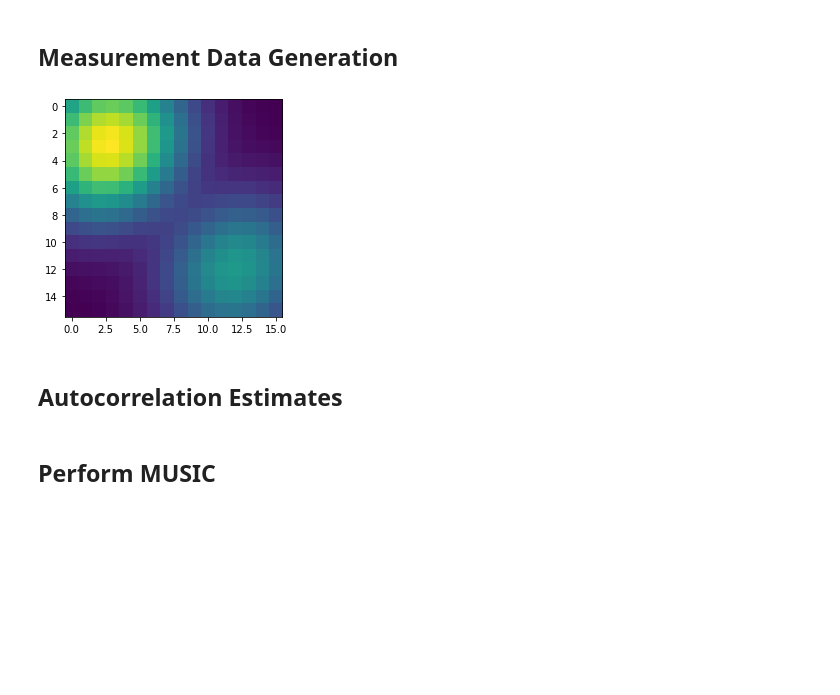
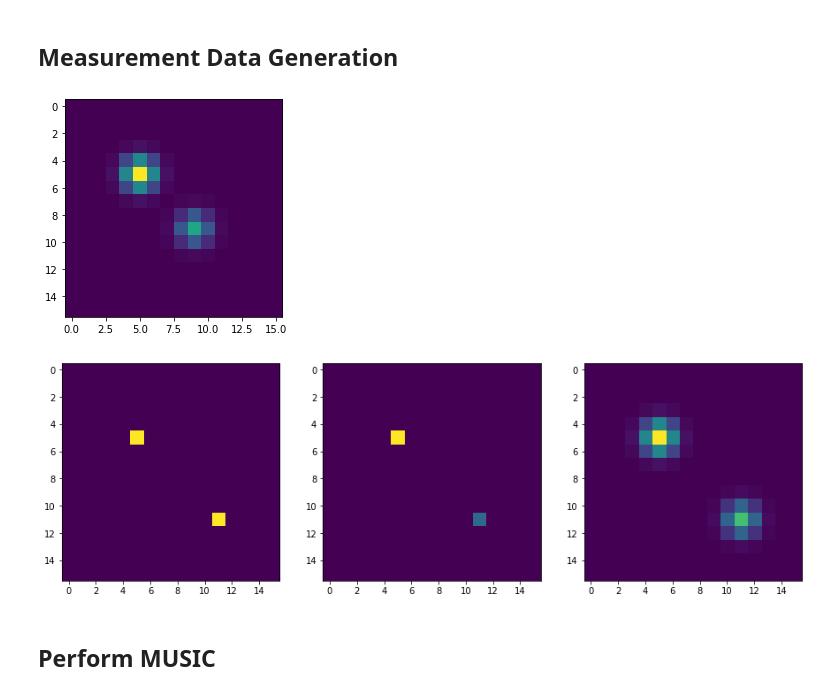
Before and after one commit to ElasticDuckCode/MUSIC_Microscopy, a Jupyter notebook: MUSIC_Microscopy.ipynb, the cells around one changed output. Saved outputs shown, nothing was run; the diff lists cells and outputs as text; code cells hidden in the pictures; blank space fills up the shorter version.

```diff
--- a/MUSIC_Microscopy.ipynb
+++ b/MUSIC_Microscopy.ipynb
@@ -12,13 +12,13 @@ from mpl_toolkits.mplot3d import Axes3D
 ## Program Parameters
 # %%
 class params:
-    k     = 5       # Source number
+    k     = 2       # Source number
     M     = 16      # Sensor array size (assuming square)
     T     = 200     # Snapshot number
-    noise = 0.00   # Noise power
+    noise = 0.00    # Noise power
     width = 1       # Sensors are placed between [-width,width]
     sep   = 0.25    # Source inter-separation distance
-    sig   = 0.5     # Gaussian kernel variance
+    sig   = 0.1     # Gaussian kernel variance
     Q     = 32      # MUSIC 'Resolution'
 p = params()
 # %% [markdown]
@@ -32,7 +33,10 @@ w = np.vstack((w,w))
 # %% [markdown]
 ### (b) From Ground Truth Image
 # %%
-truth = np.load("truth.npy")
+#truth = np.load("truth2.npy")
+truth = np.zeros((p.Q,p.Q))
+truth[p.Q - p.Q//3, p.Q - p.Q//3] = 1
+truth[p.Q//3,p.Q//3] = 1
 
 # Get high-resolution grid size from image (assume square)
 p.Q = truth.shape[0]
@@ -46,6 +50,7 @@ w = v2[w]
 
 # Get number of sources
 p.k = w.shape[1]
+print(p.k)
 
 plt.figure()
 plt.imshow(truth)
@@ -76,16 +82,14 @@ for k in range(p.k):
 ## Measurement Data Generation
 # %%
 # Random Data
-x = np.random.randn(p.k,p.T)
+x = np.random.uniform(0,2,size=(p.k,p.T))
 # Additive Gaussian Noise
 n = p.noise * np.random.randn(p.M**2,p.T)
 # Measurements
 f = U @ x + n
 
 plt.figure()
 plt.imshow(np.abs(f[:,p.T//4]).reshape(p.M,p.M))
 plt.show()
 # %% [output]
-[figure, old version]
+[figure, new version]
-# %% [markdown]
-## Autocorrelation Estimates
@@ -94,3 +96,26 @@ R_ff = 1/p.T * f @ f.T
+# %%
+# Do Ux through 2D filter and decimation
+x = np.repeat(truth[::p.Q//p.M,::p.Q//p.M][:,:,np.newaxis],p.T,axis=2)
+nz = np.nonzero(x)
+for ix,iy,iz in zip(*nz):
+    x[ix,iy,iz] = np.random.uniform(0,2)
+Ux = gaussian_filter(x, p.sig*p.M/2)
+Ux = Ux.reshape(p.M**2,p.T)
+
+n = p.noise * np.random.randn(p.M**2,p.T)
+
+f = Ux + n
+
+plt.figure(figsize=(15,5))
+plt.subplot(1,3,1)
+plt.imshow(truth[::p.Q//p.M,::p.Q//p.M])
+plt.subplot(1,3,2)
+plt.imshow(x[...,1])
+plt.subplot(1,3,3)
+plt.imshow(f[...,1].reshape(p.M,p.M))
+plt.show()
+# %% [output]
+[figure, added]
 # %% [markdown]
 ## Perform MUSIC
 # %%
```
Also changed, not shown: parts of 6 cells of this notebook.
